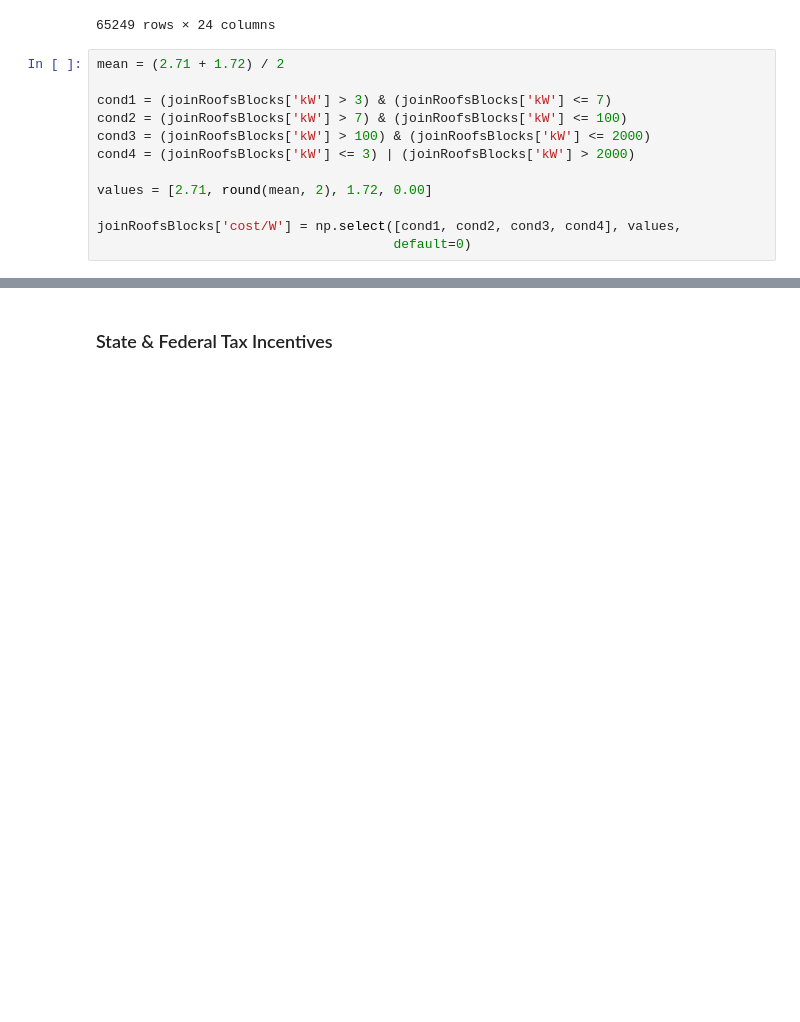
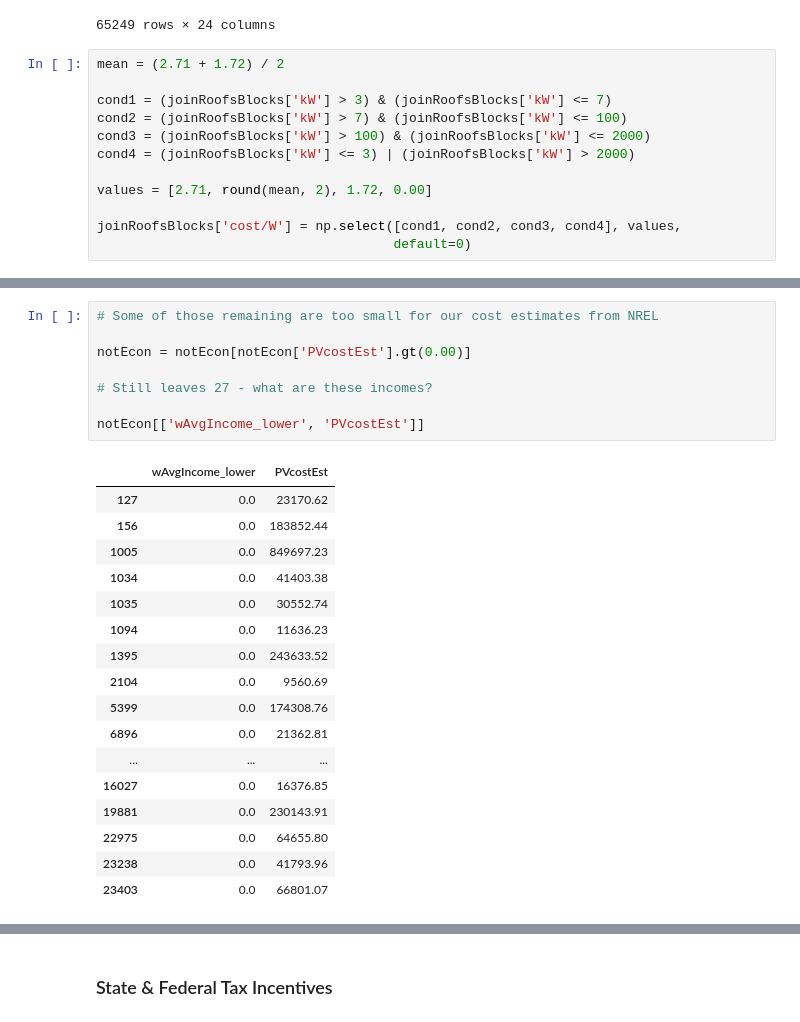
Before and after one commit to ghostpress/ma-solar, a Jupyter notebook: code/initViz.ipynb, the cells around one changed output, grey strips where cells are left out. Saved outputs shown, nothing was run; the diff lists cells and outputs as text; blank space fills up the shorter version.

```diff
--- a/code/initViz.ipynb
+++ b/code/initViz.ipynb
@@ -1187,0 +1296,26 @@ joinRoofsBlocks
+# %%
+# Some of those remaining are too small for our cost estimates from NREL
+
+notEcon = notEcon[notEcon['PVcostEst'].gt(0.00)]
+
+# Still leaves 27 - what are these incomes?
+
+notEcon[['wAvgIncome_lower', 'PVcostEst']]
+# %% [output]
+|  | wAvgIncome_lower | PVcostEst |
+| 127 | 0.0 | 23170.62 |
+| 156 | 0.0 | 183852.44 |
+| 1005 | 0.0 | 849697.23 |
+| 1034 | 0.0 | 41403.38 |
+| 1035 | 0.0 | 30552.74 |
+| 1094 | 0.0 | 11636.23 |
+| 1395 | 0.0 | 243633.52 |
+| 2104 | 0.0 | 9560.69 |
+| 5399 | 0.0 | 174308.76 |
+| 6896 | 0.0 | 21362.81 |
+| ... | ... | ... |
+| 16027 | 0.0 | 16376.85 |
+| 19881 | 0.0 | 230143.91 |
+| 22975 | 0.0 | 64655.80 |
+| 23238 | 0.0 | 41793.96 |
+| 23403 | 0.0 | 66801.07 |
```
Also changed, not shown: parts of 15 cells of this notebook.
